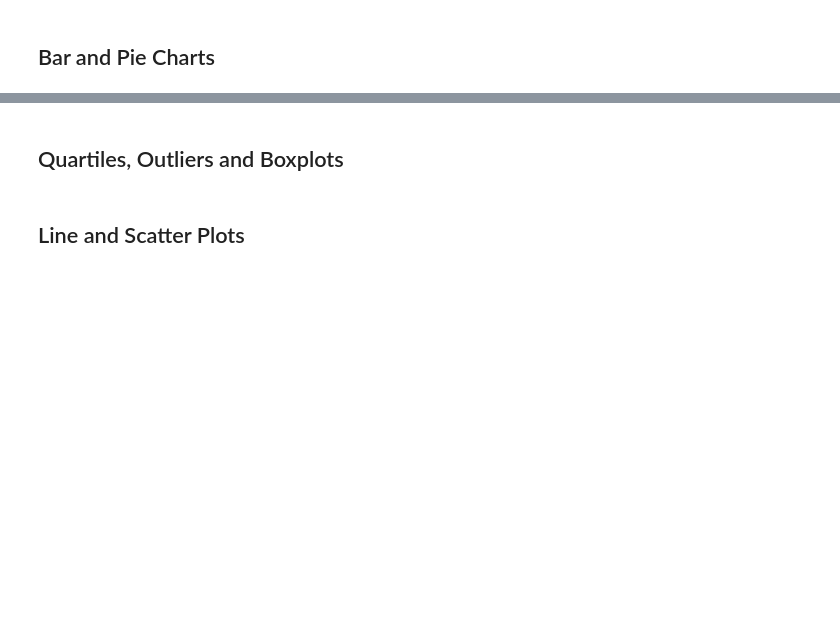
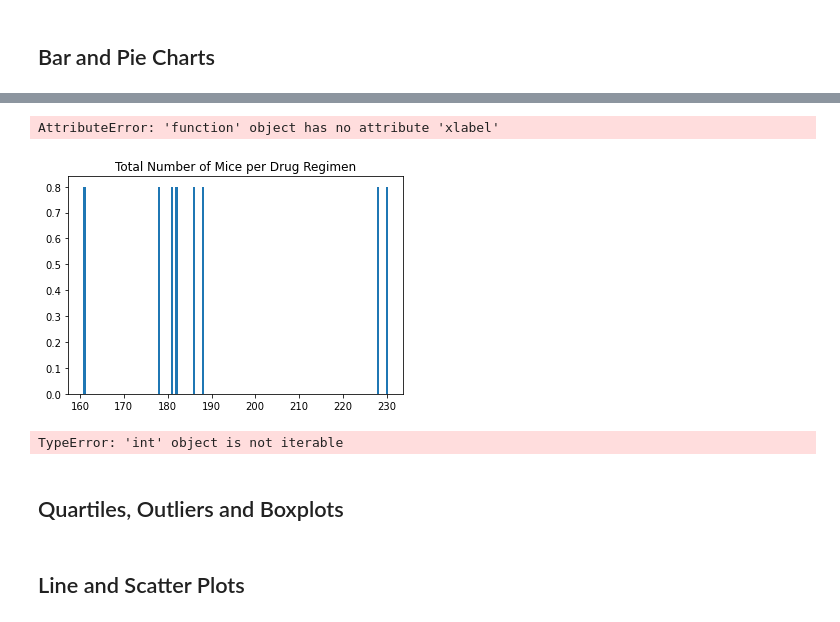
Before and after one commit to teresaflicek/matplotlib-challenge, a Jupyter notebook: Pymaceuticals/pymaceuticals_starter.ipynb, the cells around one changed output, grey strips where cells are left out. Drawn from its saved outputs; the diff is of its cells as text; code cells hidden in the pictures; blank space fills up the shorter version.

```diff
--- a/Pymaceuticals/pymaceuticals_starter.ipynb
+++ b/Pymaceuticals/pymaceuticals_starter.ipynb
@@ -150,14 +163,17 @@ sum_stats_df
 # %%
-# Generate a bar plot showing the total number of unique mice tested on each drug regimen using pandas.
-# Split up our data into groups based upon 'gender'
-drug_group = clean_df.groupby('Drug Regimen')
+# Generate a bar plot showing the total number of unique mice tested on each drug regimen using pyplot.
+drug_group = clean_df.groupby(['Drug Regimen']).count()["Mouse ID"]
 
-# Find out how many of each gender took bike trips
-mouse_count = drug_group['Mouse ID'].count()
+
 
 # Chart our data, give it a title, and label the axes
-plt.barh(mouse_count, width=.5, height=0.8, left=None, align='center')
-drug_chart.set_xlabel("Drug Regimen")
-drug_chart.set_ylabel("Number of Mice")
+plt.bar(drug_group, width=.5, height=0.8, align='center')
+plt.title("Total Number of Mice per Drug Regimen")
+plt.bar.xlabel("Drug Regimen")
+plt.bar.ylabel("Number of Mice")
 
+plt.tight_layout()
 plt.show()
+# %% [output]
+AttributeError: 'function' object has no attribute 'xlabel'
+[figure, added]
@@ -168,17 +182,30 @@ plt.show()
 
 #groupby sex of mice
 
-gender_mice = clean_df.groupby("Sex")
+gender_mice = clean_df.groupby(["Mouse ID","Sex"])
+gender_mice
+gender_df = pd.DataFrame(gender_mice.size())
+
 
 #number of mice
 mice_count = gender_mice["Sex"].count()
-#print(mice_count)
+mice_count_df = pd.DataFrame({"Total Count": mice_count,
+                             "Percentage of Sex": gender_df})
+
+mice_count_df["Percentage of Sex"] = (100*(mice_count_df["Total Count"]/mice_count_df["Total Count"].sum()))
+
+mice_count_df["Percentage of Sex"] = mice_count_df["Percentage of Sex"]
+
 
 #plot pie chart
-plt.pie(mice_count,autopct="%1.1f%%", shadow=True, startangle=140)
+mice_count_df.plot.pie(gender_mice,autopct="%1.1f%%", shadow=True, startangle=140)
 
+plt.title("Female vs. Male Mouse Distribution")
+plt.ylabel("Sex")
 plt.axis=("equal")
 plt.show()
+# %% [output]
+TypeError: 'int' object is not iterable
 # %%
 # Generate a pie plot showing the distribution of female versus male mice using pyplot
 # %% [markdown]
```
Also changed, not shown: parts of 12 cells of this notebook.
